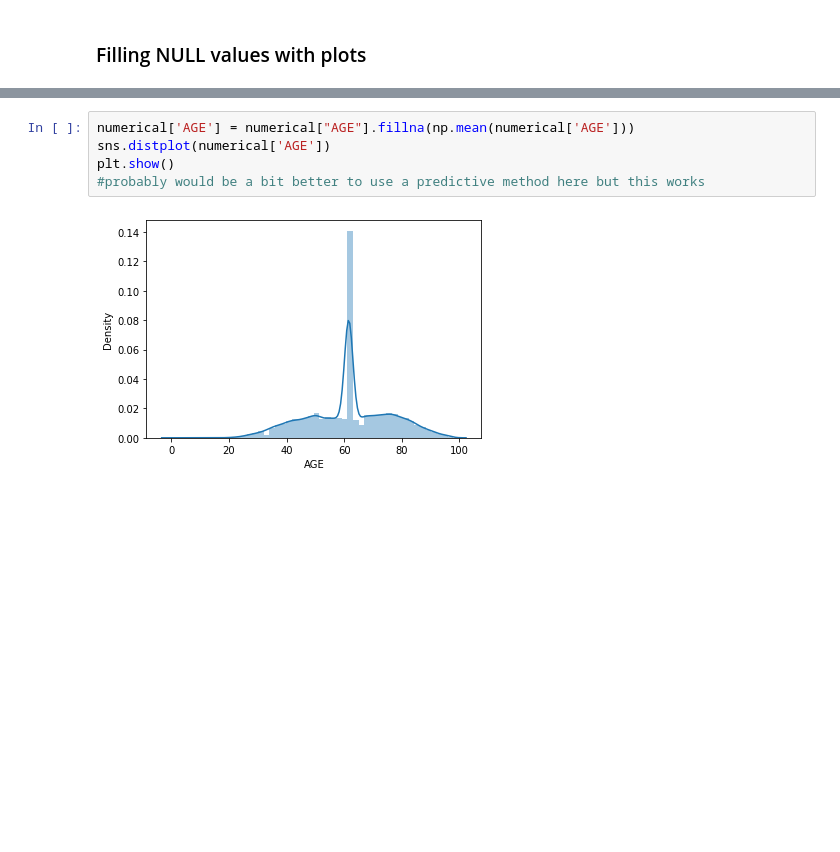
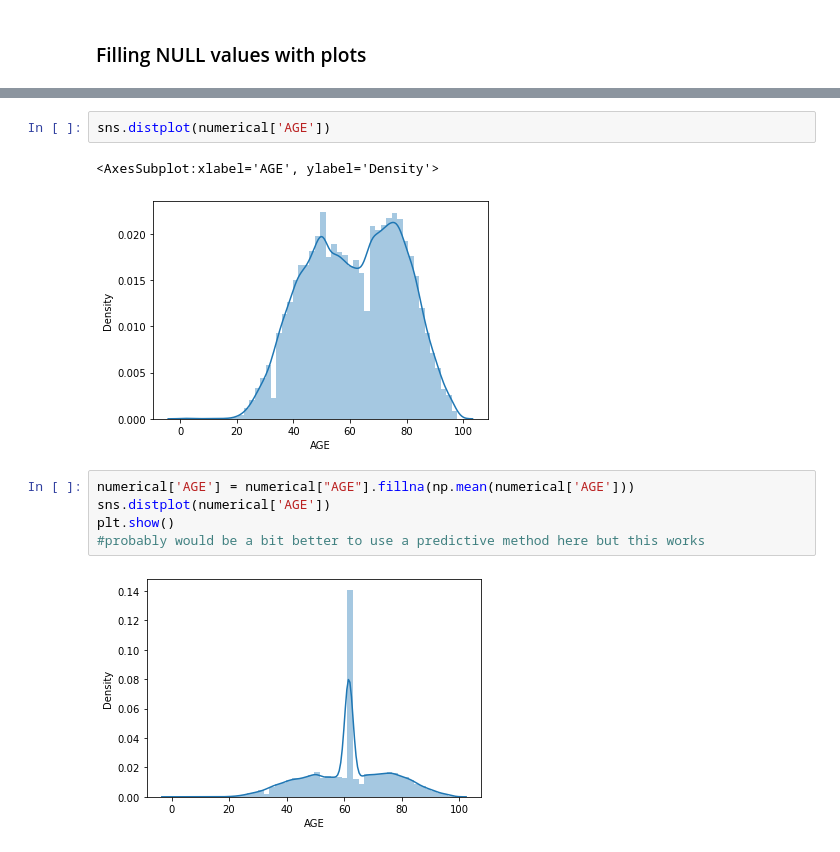
Before and after one commit to JuliaVazquez/lab-revisiting-machine-learning, a Jupyter notebook: L. 7.01 7.02 original.ipynb, the cells around one changed output, grey strips where cells are left out. Drawn from its saved outputs; the diff is of its cells as text; blank space fills up the shorter version.

```diff
--- a/L. 7.01 7.02 original.ipynb
+++ b/L. 7.01 7.02 original.ipynb
@@ -748,3 +848,8 @@ df[df['nulls']>0]
+# %%
+sns.distplot(numerical['AGE'])
+# %% [output]
+<AxesSubplot:xlabel='AGE', ylabel='Density'>
+[figure, added]
 # %%
 numerical['AGE'] = numerical["AGE"].fillna(np.mean(numerical['AGE']))
 sns.distplot(numerical['AGE'])
```
Also changed, not shown: parts of 70 cells of this notebook, 3 other files.
